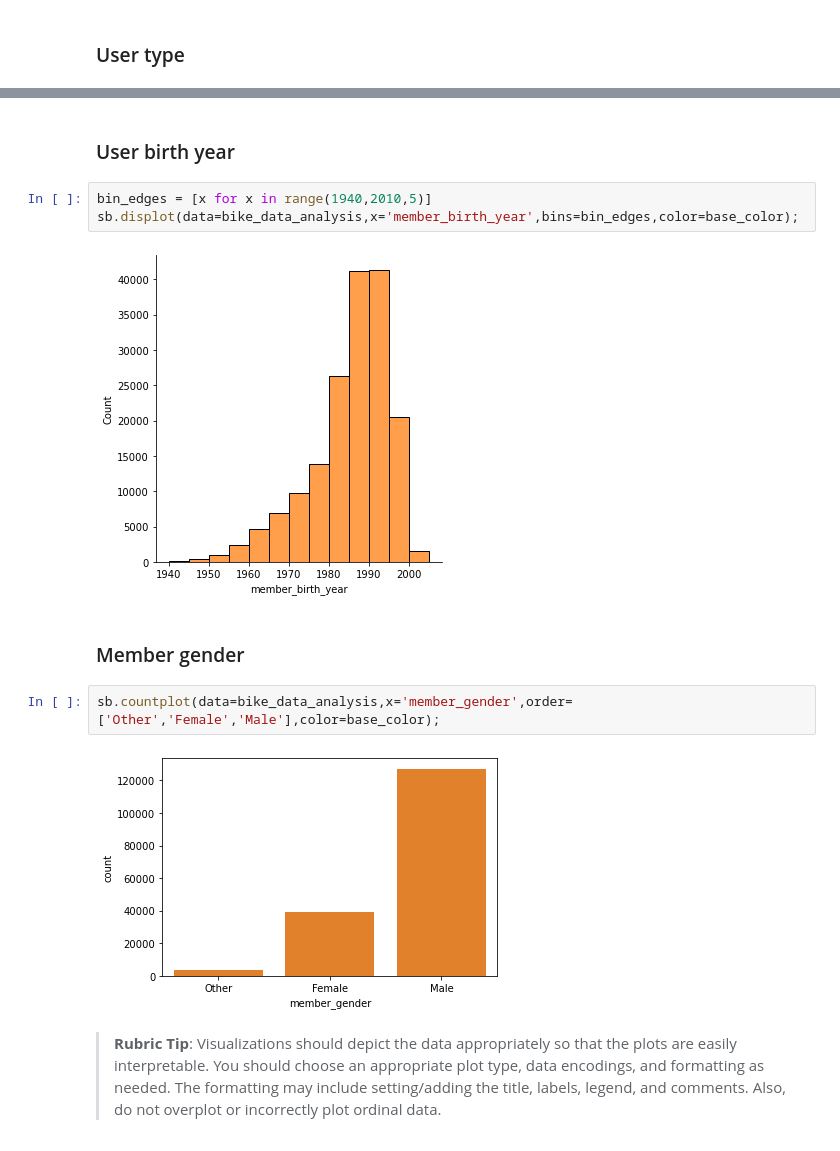
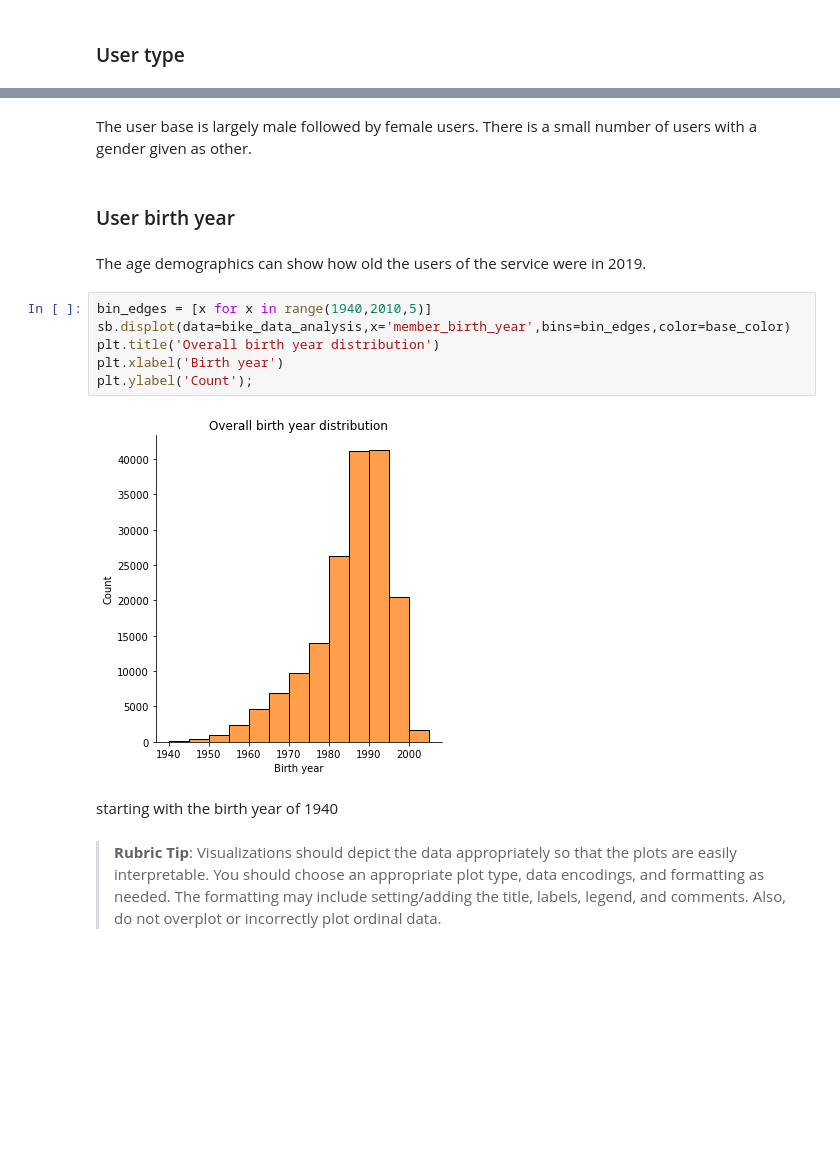
Before and after one commit to LukeConfait/udacity_data_analysis_projects, a Jupyter notebook: project_3/Part_I_exploration_template.ipynb, the cells around one changed output, grey strips where cells are left out. Saved outputs shown, nothing was run; the diff lists cells and outputs as text; blank space fills up the shorter version.

```diff
--- a/project_3/Part_I_exploration_template.ipynb
+++ b/project_3/Part_I_exploration_template.ipynb
@@ -458,16 +473,19 @@ sb.countplot(data=bike_data_analysis,x='user_type',color=base_color);
+# %% [markdown]
+The user base is largely male followed by female users. There is a small number of users with a gender given as other.
 # %% [markdown]
 ### User birth year
+# %% [markdown]
+The age demographics can show how old the users of the service were in 2019.
 # %%
 bin_edges = [x for x in range(1940,2010,5)]
-sb.displot(data=bike_data_analysis,x='member_birth_year',bins=bin_edges,color=base_color);
+sb.displot(data=bike_data_analysis,x='member_birth_year',bins=bin_edges,color=base_color)
+plt.title('Overall birth year distribution')
+plt.xlabel('Birth year')
+plt.ylabel('Count');
 # %% [output]
-[figure, old version]
+[figure, new version]
-# %% [markdown]
-### Member gender
-# %%
-sb.countplot(data=bike_data_analysis,x='member_gender',order=['Other','Female','Male'],color=base_color);
-# %% [output]
-[figure, removed]
+# %% [markdown]
+starting with the birth year of 1940
 # %% [markdown]
 
 
```
Also changed, not shown: parts of 28 cells of this notebook.
